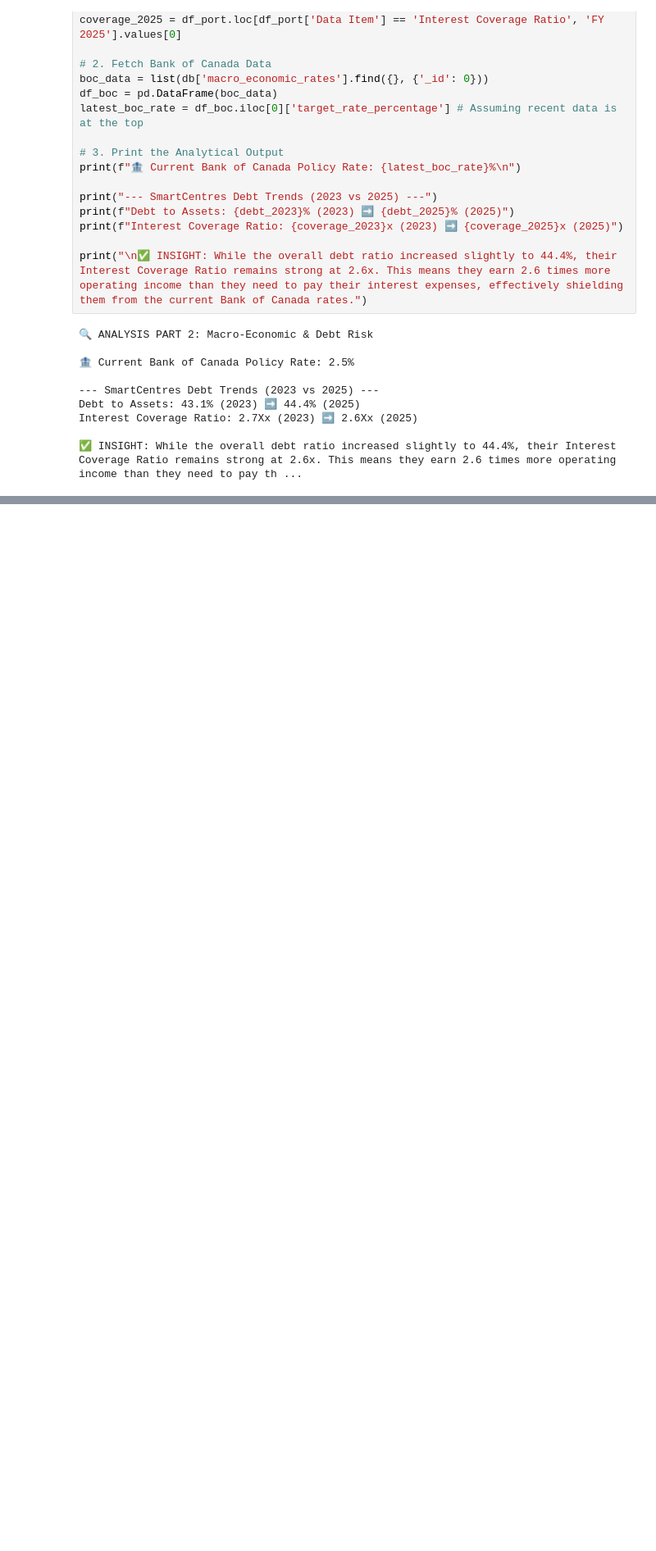
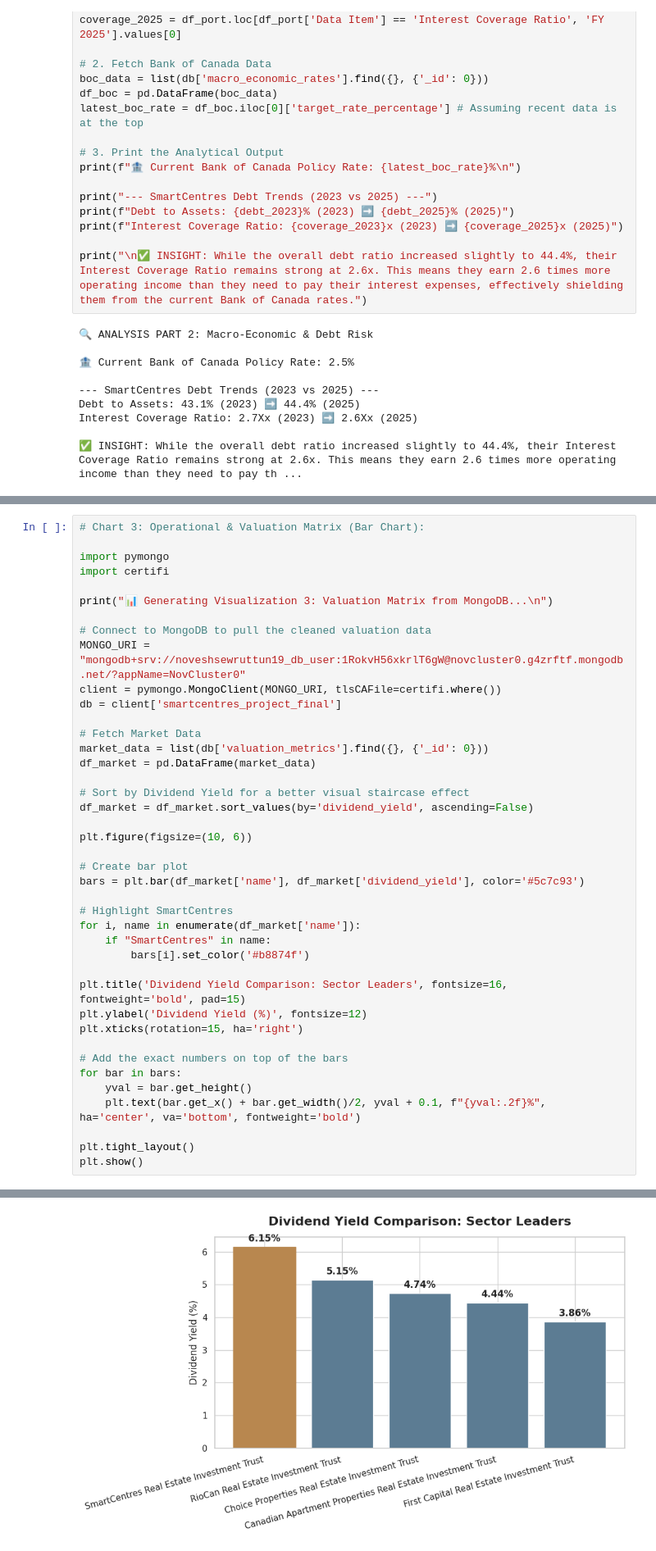
Before and after one commit to Ishtiak06/8730-assignment, a Jupyter notebook: 8730_Reit_July11_2026_Updated.ipynb, the cells around one changed output, grey strips where cells are left out. Shown at 82% size. Saved outputs shown, nothing was run; the diff lists cells and outputs as text; blank space fills up the shorter version.

```diff
--- a/8730_Reit_July11_2026_Updated.ipynb
+++ b/8730_Reit_July11_2026_Updated.ipynb
@@ -546,0 +641,42 @@ Interest Coverage Ratio: 2.7Xx (2023) ➡️ 2.6Xx (2025)
+# %%
+# Chart 3: Operational & Valuation Matrix (Bar Chart):
+
+import pymongo
+import certifi
+
+print("📊 Generating Visualization 3: Valuation Matrix from MongoDB...\n")
+
+# Connect to MongoDB to pull the cleaned valuation data
+MONGO_URI = "mongodb+srv://noveshsewruttun19_db_user:1RokvH56xkrlT6gW@novcluster0.g4zrftf.mongodb.net/?appName=NovCluster0"
+client = pymongo.MongoClient(MONGO_URI, tlsCAFile=certifi.where())
+db = client['smartcentres_project_final']
+
+# Fetch Market Data
+market_data = list(db['valuation_metrics'].find({}, {'_id': 0}))
+df_market = pd.DataFrame(market_data)
+
+# Sort by Dividend Yield for a better visual staircase effect
+df_market = df_market.sort_values(by='dividend_yield', ascending=False)
+
+plt.figure(figsize=(10, 6))
+
+# Create bar plot
+bars = plt.bar(df_market['name'], df_market['dividend_yield'], color='#5c7c93')
+
+# Highlight SmartCentres
+for i, name in enumerate(df_market['name']):
+    if "SmartCentres" in name:
+        bars[i].set_color('#b8874f')
+
+plt.title('Dividend Yield Comparison: Sector Leaders', fontsize=16, fontweight='bold', pad=15)
+plt.ylabel('Dividend Yield (%)', fontsize=12)
+plt.xticks(rotation=15, ha='right')
+
+# Add the exact numbers on top of the bars
+for bar in bars:
+    yval = bar.get_height()
+    plt.text(bar.get_x() + bar.get_width()/2, yval + 0.1, f"{yval:.2f}%", ha='center', va='bottom', fontweight='bold')
+
+plt.tight_layout()
+plt.show()
+# %% [output]
@@ -546,0 +684 @@ Interest Coverage Ratio: 2.7Xx (2023) ➡️ 2.6Xx (2025)
+[figure, added]
```
Also changed, not shown: parts of 3 cells of this notebook.
